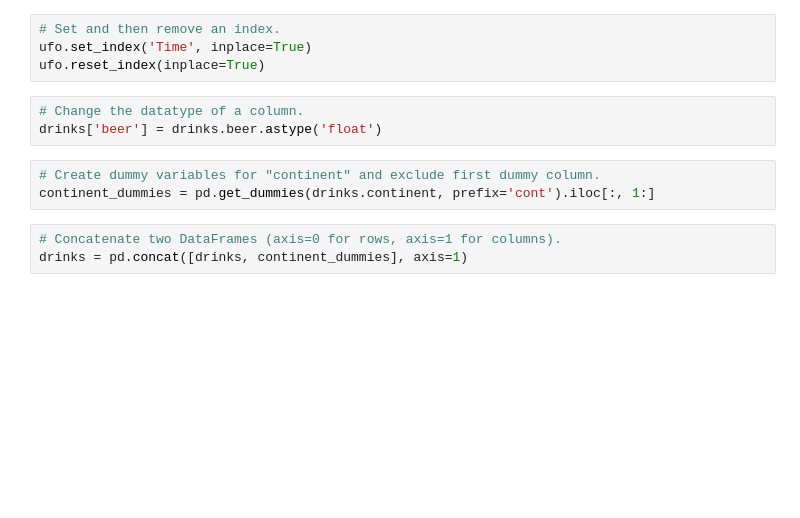
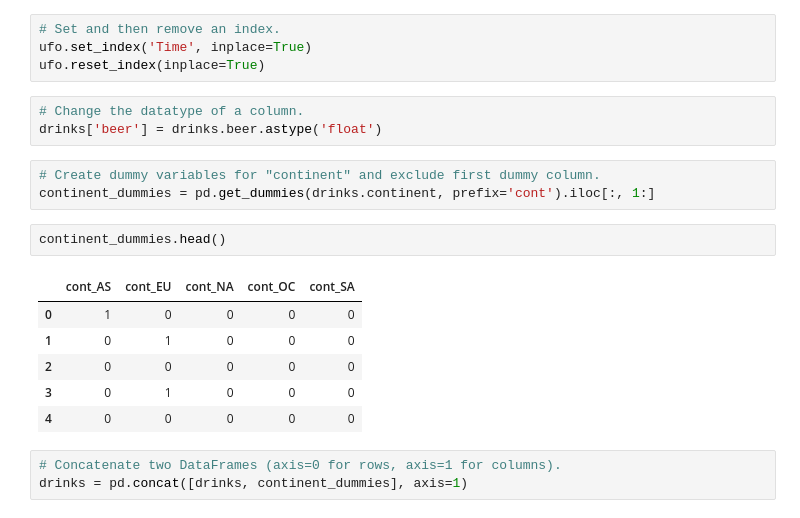
Before and after one commit to bckyling/bling_homework, a Jupyter notebook: 05-exploratory-data-analysis/exploratory-data-analysis.ipynb, the cells around one changed output. Drawn from its saved outputs; the diff is of its cells as text; blank space fills up the shorter version.

```diff
--- a/05-exploratory-data-analysis/exploratory-data-analysis.ipynb
+++ b/05-exploratory-data-analysis/exploratory-data-analysis.ipynb
@@ -1594,6 +1397,15 @@ drinks['beer'] = drinks.beer.astype('float')
 # %%
 # Create dummy variables for "continent" and exclude first dummy column.
 continent_dummies = pd.get_dummies(drinks.continent, prefix='cont').iloc[:, 1:]
+# %%
+continent_dummies.head()
+# %% [output]
+|  | cont_AS | cont_EU | cont_NA | cont_OC | cont_SA |
+| 0 | 1 | 0 | 0 | 0 | 0 |
+| 1 | 0 | 1 | 0 | 0 | 0 |
+| 2 | 0 | 0 | 0 | 0 | 0 |
+| 3 | 0 | 1 | 0 | 0 | 0 |
+| 4 | 0 | 0 | 0 | 0 | 0 |
 # %%
 # Concatenate two DataFrames (axis=0 for rows, axis=1 for columns).
 drinks = pd.concat([drinks, continent_dummies], axis=1)
```
Also changed, not shown: parts of 51 cells of this notebook, 1 other file.
